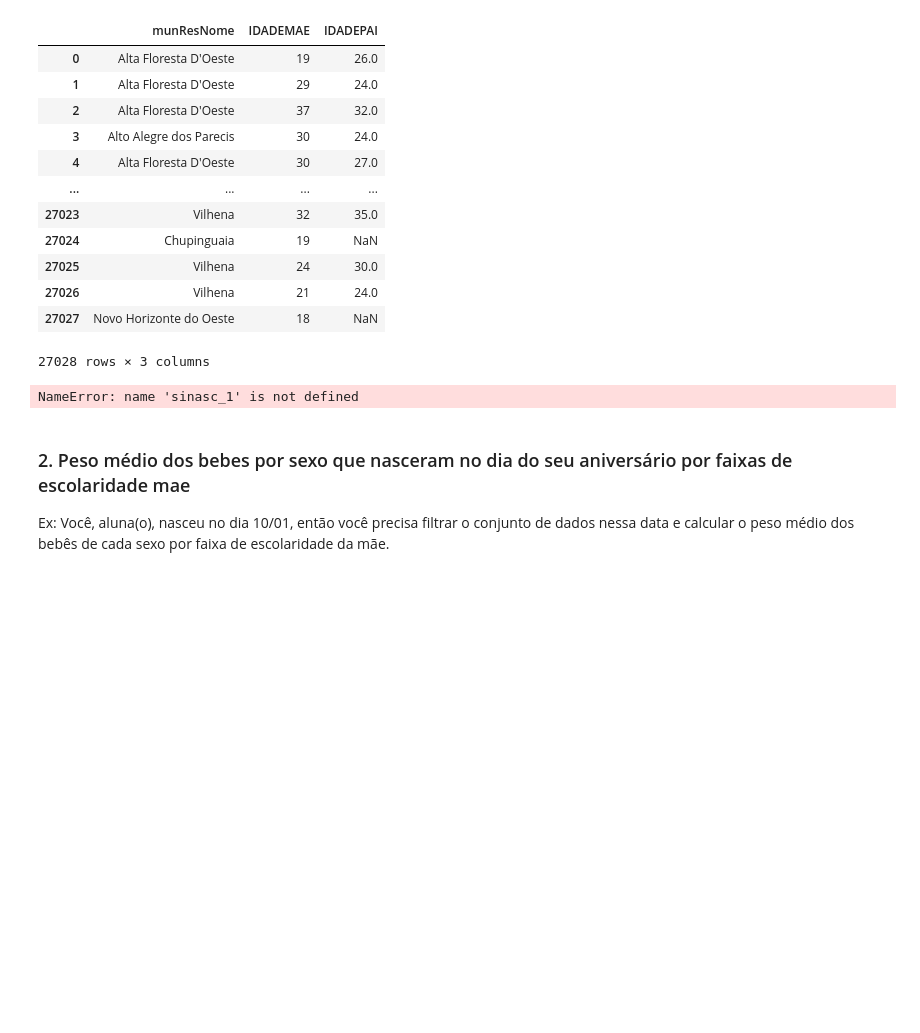
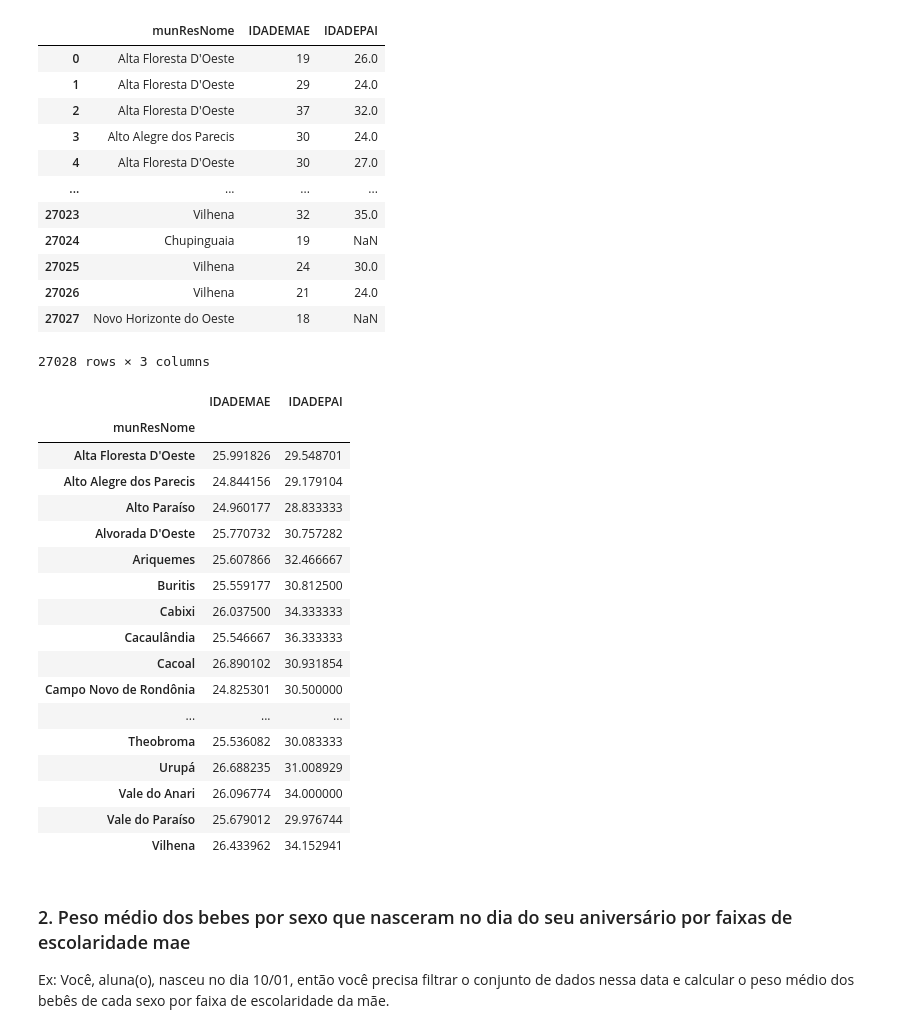
Before and after one commit to brunoperdigao/Tarefas-EBAC-Cientista-de-Dados, a Jupyter notebook: M9/Mod9Tarefa1.ipynb, the cells around one changed output. Drawn from its saved outputs; the diff is of its cells as text; code cells hidden in the pictures; blank space fills up the shorter version.

```diff
--- a/M9/Mod9Tarefa1.ipynb
+++ b/M9/Mod9Tarefa1.ipynb
@@ -70,9 +70,26 @@ sinasc_mun
 | 27027 | Novo Horizonte do Oeste | 18 | NaN |
 27028 rows × 3 columns
 # %%
-sinasc_1.groupby('munResNome').mean()
+sinasc_mun.groupby('munResNome').mean()
 # %% [output]
-NameError: name 'sinasc_1' is not defined
+|  | IDADEMAE | IDADEPAI |
+| munResNome |  |  |
+| Alta Floresta D'Oeste | 25.991826 | 29.548701 |
+| Alto Alegre dos Parecis | 24.844156 | 29.179104 |
+| Alto Paraíso | 24.960177 | 28.833333 |
+| Alvorada D'Oeste | 25.770732 | 30.757282 |
+| Ariquemes | 25.607866 | 32.466667 |
+| Buritis | 25.559177 | 30.812500 |
+| Cabixi | 26.037500 | 34.333333 |
+| Cacaulândia | 25.546667 | 36.333333 |
+| Cacoal | 26.890102 | 30.931854 |
+| Campo Novo de Rondônia | 24.825301 | 30.500000 |
+| ... | ... | ... |
+| Theobroma | 25.536082 | 30.083333 |
+| Urupá | 26.688235 | 31.008929 |
+| Vale do Anari | 26.096774 | 34.000000 |
+| Vale do Paraíso | 25.679012 | 29.976744 |
+| Vilhena | 26.433962 | 34.152941 |
 # %% [markdown]
 ### 2. Peso médio dos bebes por sexo que nasceram no dia do seu aniversário por faixas de escolaridade mae
 Ex: Você, aluna(o), nasceu no dia 10/01, então você precisa filtrar o conjunto de dados nessa data e calcular o peso médio dos bebês de cada sexo por faixa de escolaridade da mãe.
```
Also changed, not shown: parts of 10 cells of this notebook.
